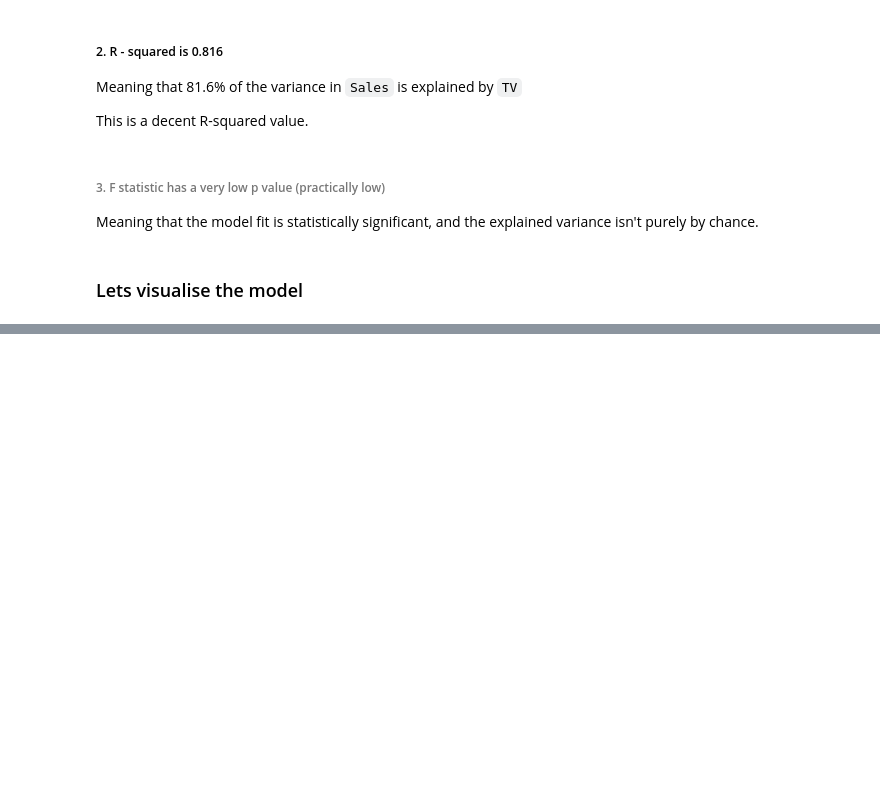
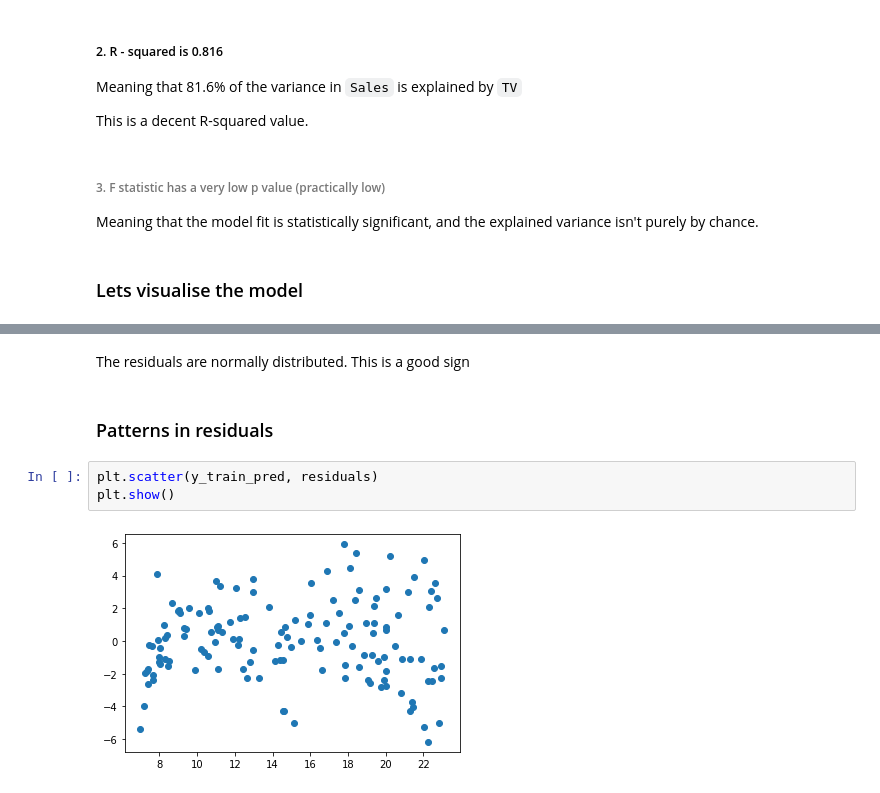
Before and after one commit to raditz2488/AIML, a Jupyter notebook: SimpleLinearRegression/SimpleLinearRegression.ipynb, the cells around one changed output, grey strips where cells are left out. Cells and saved outputs as stored; diff of their text form; blank space fills up the shorter version.

```diff
--- a/SimpleLinearRegression/SimpleLinearRegression.ipynb
+++ b/SimpleLinearRegression/SimpleLinearRegression.ipynb
@@ -141,0 +189,9 @@ Meaning that the model fit is statistically significant, and the explained varia
+# %% [markdown]
+The residuals are normally distributed. This is a good sign
+# %% [markdown]
+### Patterns in residuals
+# %%
+plt.scatter(y_train_pred, residuals)
+plt.show()
+# %% [output]
+[figure, added]
```
Also changed, not shown: parts of 20 cells of this notebook.
